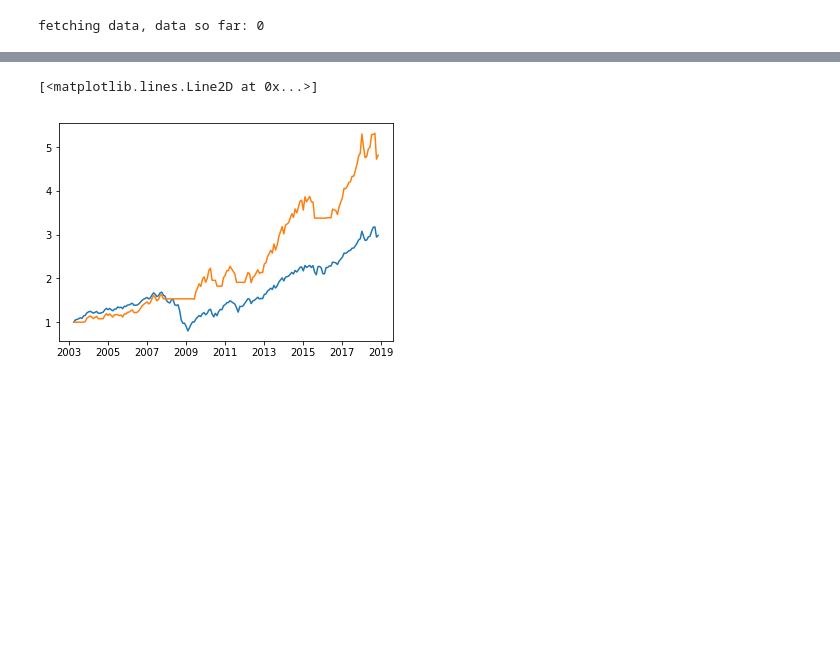
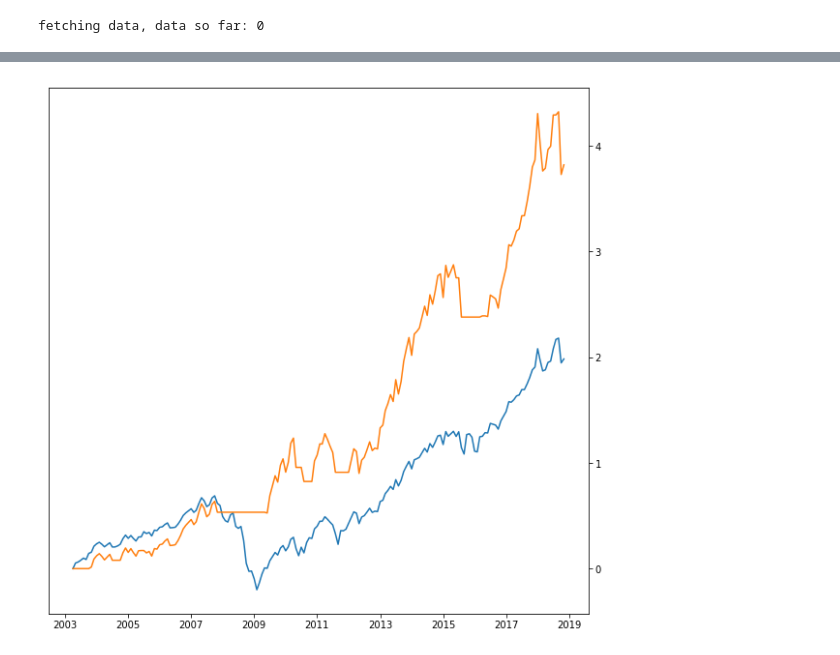
Before and after one commit to robolyst/economicallywoke, a Jupyter notebook: notebooks/momentum/Untitled.ipynb, the cells around one changed output, grey strips where cells are left out. Saved outputs shown, nothing was run; the diff lists cells and outputs as text; code cells hidden in the pictures; blank space fills up the shorter version.

```diff
--- a/notebooks/momentum/Untitled.ipynb
+++ b/notebooks/momentum/Untitled.ipynb
@@ -17,6 +17,8 @@ data = download_all_history(
 fetching data, data so far: 0
 # %%
 data['date'] = pd.to_datetime(data.index)
+data['year'] = data.date.dt.year
+data['month'] = data.date.dt.month
 # %%
 data['close'] = (data['SPX500USD_closeAsk'].values +  data['SPX500USD_closeBid'].values) / 2.0
 
@@ -39,9 +65,16 @@ data['leveraged_trade_returns'] = data.trade_returns.values * np.std(data.return
 # %%
-tr = np.cumprod(1 + data.leveraged_trade_returns.values)
-r = np.cumprod(1 + data.returns.values)
+tr = np.cumprod(1 + data.leveraged_trade_returns.values) - 1
+r = np.cumprod(1 + data.returns.values) - 1
+
+figure(figsize=(10, 10))
 
 plot(data.date, r)
 plot(data.date, tr)
+
+ax = gca()
+
+ax.yaxis.tick_right()
+
+savefig('results.svg')
 # %% [output]
-[<matplotlib.lines.Line2D at 0x...>]
-[figure, old version]
+[figure, new version]
```
Also changed, not shown: parts of 2 cells of this notebook, 2 other files.
